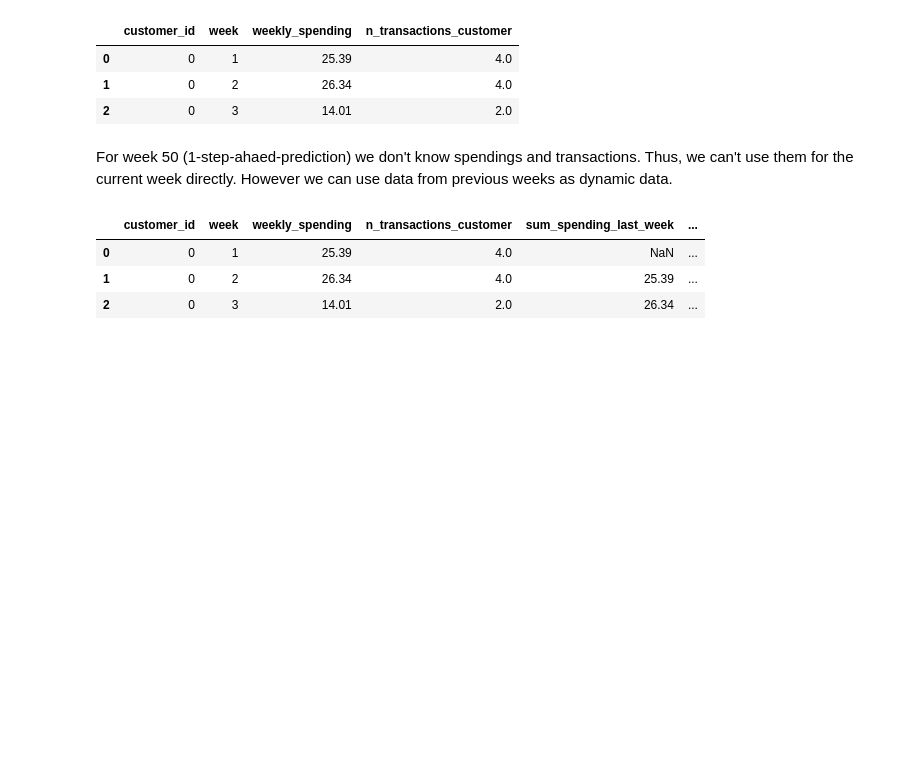
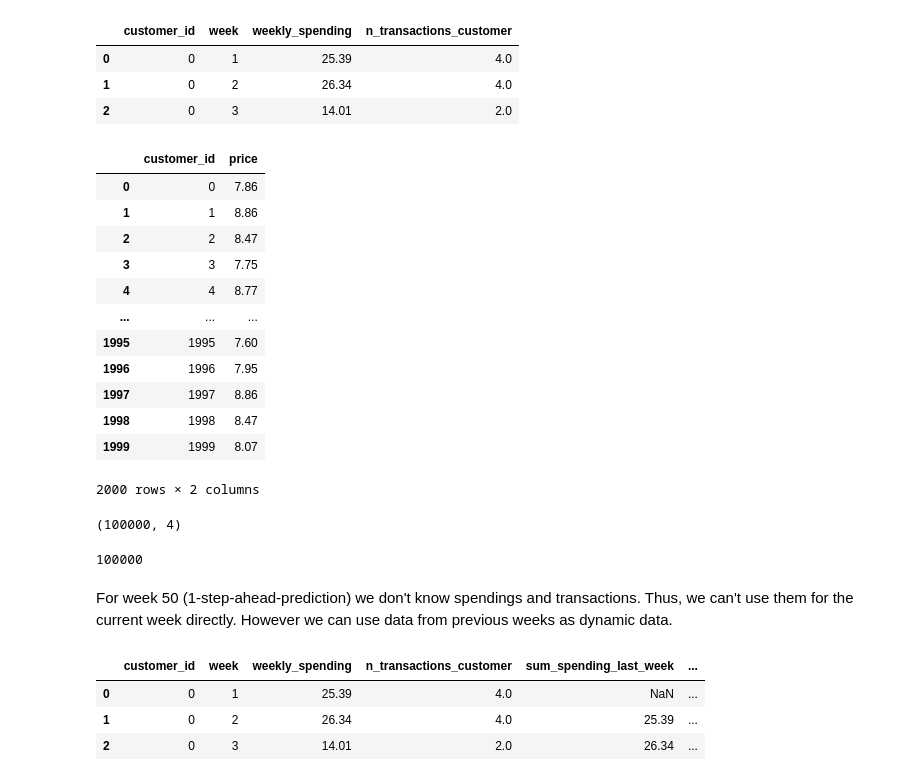
Before and after one commit to sekR4/classification-challenge, a Jupyter notebook: src/eda_and_fe.ipynb, the cells around one changed output. Cells and saved outputs as stored; diff of their text form; code cells hidden in the pictures; blank space fills up the shorter version.

```diff
--- a/src/eda_and_fe.ipynb
+++ b/src/eda_and_fe.ipynb
@@ -252,8 +252,32 @@ weekly_transactions_customer.head(3)
 | 0 | 0 | 1 | 25.39 | 4.0 |
 | 1 | 0 | 2 | 26.34 | 4.0 |
 | 2 | 0 | 3 | 14.01 | 2.0 |
+# %%
+merged.groupby(by="customer_id", as_index=False)["price"].max()
+# %% [output]
+|  | customer_id | price |
+| 0 | 0 | 7.86 |
+| 1 | 1 | 8.86 |
+| 2 | 2 | 8.47 |
+| 3 | 3 | 7.75 |
+| 4 | 4 | 8.77 |
+| ... | ... | ... |
+| 1995 | 1995 | 7.60 |
+| 1996 | 1996 | 7.95 |
+| 1997 | 1997 | 8.86 |
+| 1998 | 1998 | 8.47 |
+| 1999 | 1999 | 8.07 |
+2000 rows × 2 columns
+# %%
+weekly_transactions_customer.shape
+# %% [output]
+(100000, 4)
+# %%
+n_customers*n_weeks
+# %% [output]
+100000
 # %% [markdown]
-For week 50 (1-step-ahaed-prediction) we don't know spendings and transactions. Thus, we can't use them for the current week directly. However we can use data from previous weeks as dynamic data.
+For week 50 (1-step-ahead-prediction) we don't know spendings and transactions. Thus, we can't use them for the current week directly. However we can use data from previous weeks as dynamic data.
 # %%
 weekly_transactions_customer["sum_spending_last_week"] = weekly_transactions_customer["weekly_spending"].shift(periods=1)
 weekly_transactions_customer["n_transactions_last_week_customer"] = weekly_transactions_customer["n_transactions_customer"].shift(periods=1)
```
Also changed, not shown: parts of 11 cells of this notebook, 2 other files.
